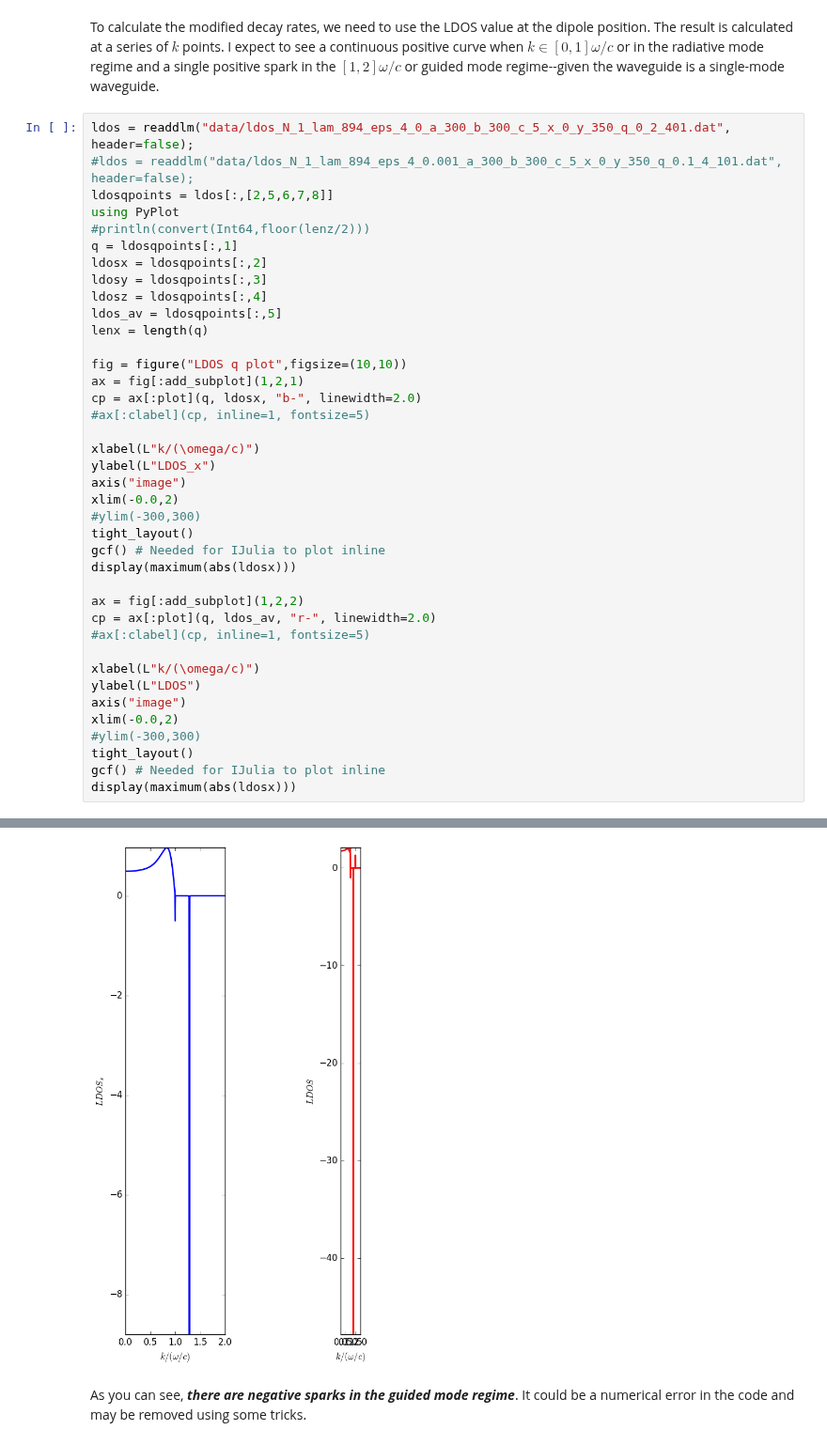
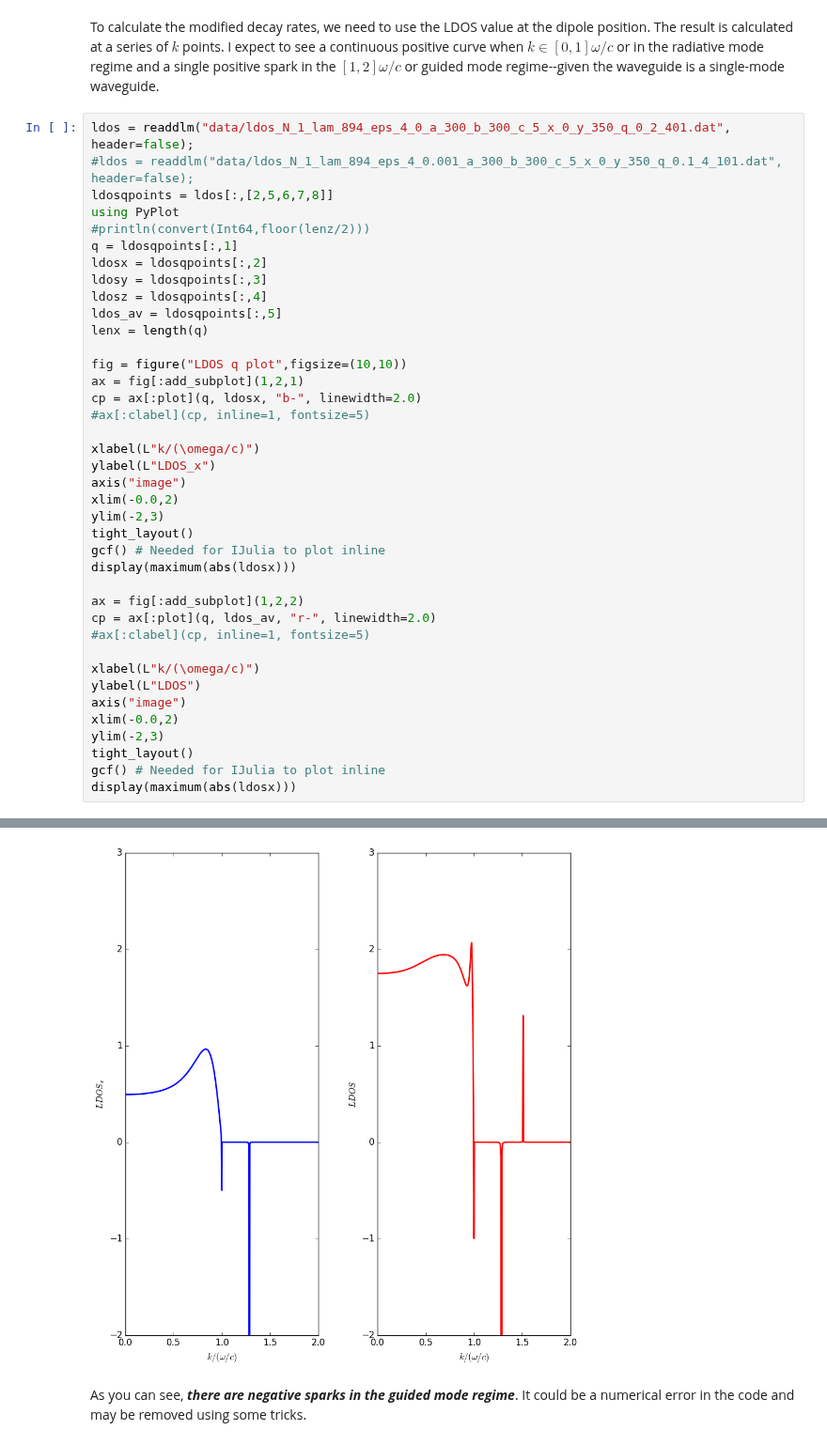
Before and after one commit to i2000s/simnanophotonics, a Jupyter notebook: sqwg_BEM.ipynb, the cells around one changed output, grey strips where cells are left out. Shown at 94% size. Cells and saved outputs as stored; diff of their text form.

```diff
--- a/sqwg_BEM.ipynb
+++ b/sqwg_BEM.ipynb
@@ -141,36 +141,36 @@ ldosz = ldosqpoints[:,4]
 ldos_av = ldosqpoints[:,5]
 lenx = length(q)
 
 fig = figure("LDOS q plot",figsize=(10,10))
 ax = fig[:add_subplot](1,2,1)
 cp = ax[:plot](q, ldosx, "b-", linewidth=2.0)
 #ax[:clabel](cp, inline=1, fontsize=5)
 
 xlabel(L"k/(\omega/c)")
 ylabel(L"LDOS_x")
 axis("image")
 xlim(-0.0,2)
-#ylim(-300,300)
+ylim(-2,3)
 tight_layout()
 gcf() # Needed for IJulia to plot inline
 display(maximum(abs(ldosx)))
 
 ax = fig[:add_subplot](1,2,2)
 cp = ax[:plot](q, ldos_av, "r-", linewidth=2.0)
 #ax[:clabel](cp, inline=1, fontsize=5)
 
 xlabel(L"k/(\omega/c)")
 ylabel(L"LDOS")
 axis("image")
 xlim(-0.0,2)
-#ylim(-300,300)
+ylim(-2,3)
 tight_layout()
 gcf() # Needed for IJulia to plot inline
 display(maximum(abs(ldosx)))
 # %% [output]
 8.79907
 8.79907
-[figure, old version]
+[figure, new version]
 # %% [markdown]
 As you can see, ***there are negative sparks in the guided mode regime***. It could be a numerical error in the code and may be removed using some tricks.
 # %% [markdown]
```
Also changed, not shown: parts of 2 cells of this notebook, 11 other files.
